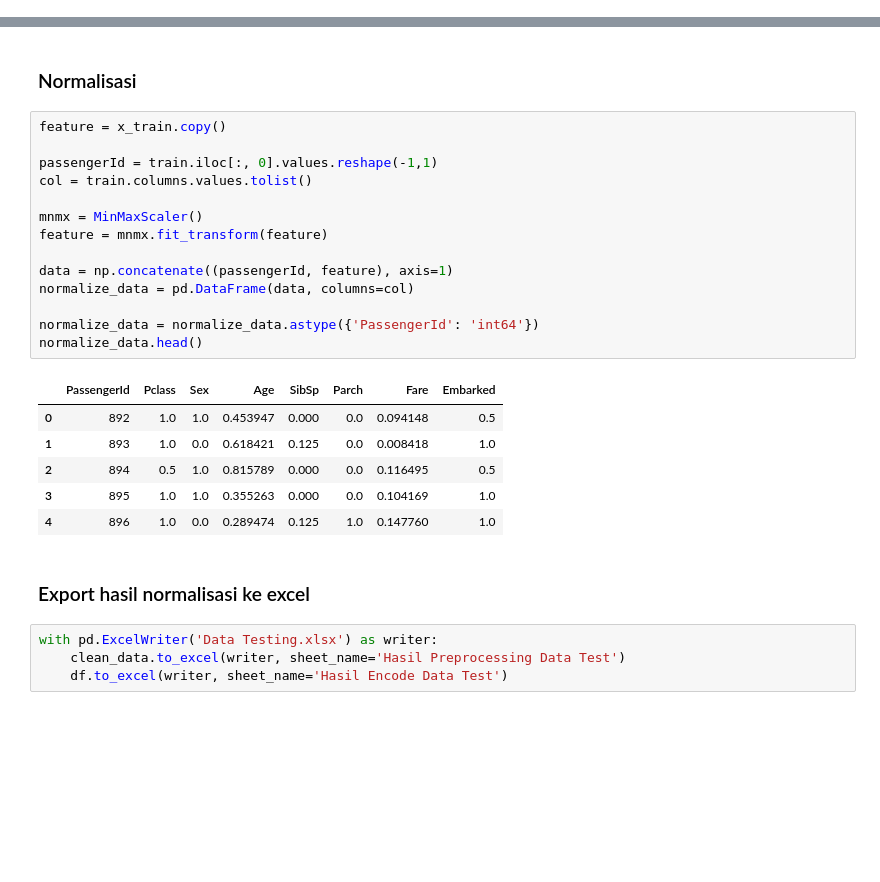
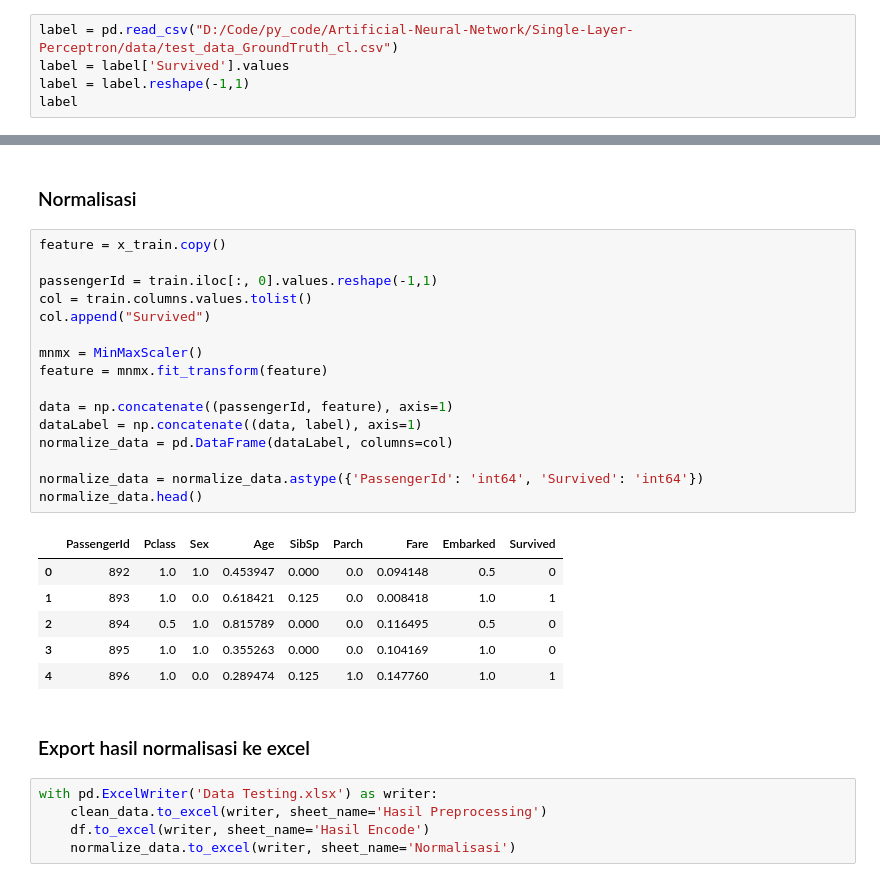
Before and after one commit to WawanWidiantara/Single-Layer-Perceptron, a Jupyter notebook: Single-Layer-Perceptron/testing.ipynb, the cells around one changed output, grey strips where cells are left out. Drawn from its saved outputs; the diff is of its cells as text; blank space fills up the shorter version.

```diff
--- a/Single-Layer-Perceptron/testing.ipynb
+++ b/Single-Layer-Perceptron/testing.ipynb
@@ -221,0 +224,5 @@ train.head()
+# %%
+label = pd.read_csv("D:/Code/py_code/Artificial-Neural-Network/Single-Layer-Perceptron/data/test_data_GroundTruth_cl.csv")
+label = label['Survived'].values
+label = label.reshape(-1,1)
+label
@@ -224,27 +249,30 @@ train.head()
 # %%
 feature = x_train.copy()
 
 passengerId = train.iloc[:, 0].values.reshape(-1,1)
 col = train.columns.values.tolist()
+col.append("Survived")
 
 mnmx = MinMaxScaler()
 feature = mnmx.fit_transform(feature)
 
 data = np.concatenate((passengerId, feature), axis=1)
-normalize_data = pd.DataFrame(data, columns=col)
+dataLabel = np.concatenate((data, label), axis=1)
+normalize_data = pd.DataFrame(dataLabel, columns=col)
 
-normalize_data = normalize_data.astype({'PassengerId': 'int64'})
+normalize_data = normalize_data.astype({'PassengerId': 'int64', 'Survived': 'int64'})
 normalize_data.head()
 # %% [output]
-|  | PassengerId | Pclass | Sex | Age | SibSp | Parch | Fare | Embarked |
-| 0 | 892 | 1.0 | 1.0 | 0.453947 | 0.000 | 0.0 | 0.094148 | 0.5 |
-| 1 | 893 | 1.0 | 0.0 | 0.618421 | 0.125 | 0.0 | 0.008418 | 1.0 |
-| 2 | 894 | 0.5 | 1.0 | 0.815789 | 0.000 | 0.0 | 0.116495 | 0.5 |
-| 3 | 895 | 1.0 | 1.0 | 0.355263 | 0.000 | 0.0 | 0.104169 | 1.0 |
-| 4 | 896 | 1.0 | 0.0 | 0.289474 | 0.125 | 1.0 | 0.147760 | 1.0 |
+|  | PassengerId | Pclass | Sex | Age | SibSp | Parch | Fare | Embarked | Survived |
+| 0 | 892 | 1.0 | 1.0 | 0.453947 | 0.000 | 0.0 | 0.094148 | 0.5 | 0 |
+| 1 | 893 | 1.0 | 0.0 | 0.618421 | 0.125 | 0.0 | 0.008418 | 1.0 | 1 |
+| 2 | 894 | 0.5 | 1.0 | 0.815789 | 0.000 | 0.0 | 0.116495 | 0.5 | 0 |
+| 3 | 895 | 1.0 | 1.0 | 0.355263 | 0.000 | 0.0 | 0.104169 | 1.0 | 0 |
+| 4 | 896 | 1.0 | 0.0 | 0.289474 | 0.125 | 1.0 | 0.147760 | 1.0 | 1 |
 # %% [markdown]
 ### Export hasil normalisasi ke excel
 # %%
 with pd.ExcelWriter('Data Testing.xlsx') as writer:
-    clean_data.to_excel(writer, sheet_name='Hasil Preprocessing Data Test')
-    df.to_excel(writer, sheet_name='Hasil Encode Data Test')
+    clean_data.to_excel(writer, sheet_name='Hasil Preprocessing')
+    df.to_excel(writer, sheet_name='Hasil Encode')
+    normalize_data.to_excel(writer, sheet_name='Normalisasi')
```
Also changed, not shown: parts of 2 cells of this notebook, 3 other files.
